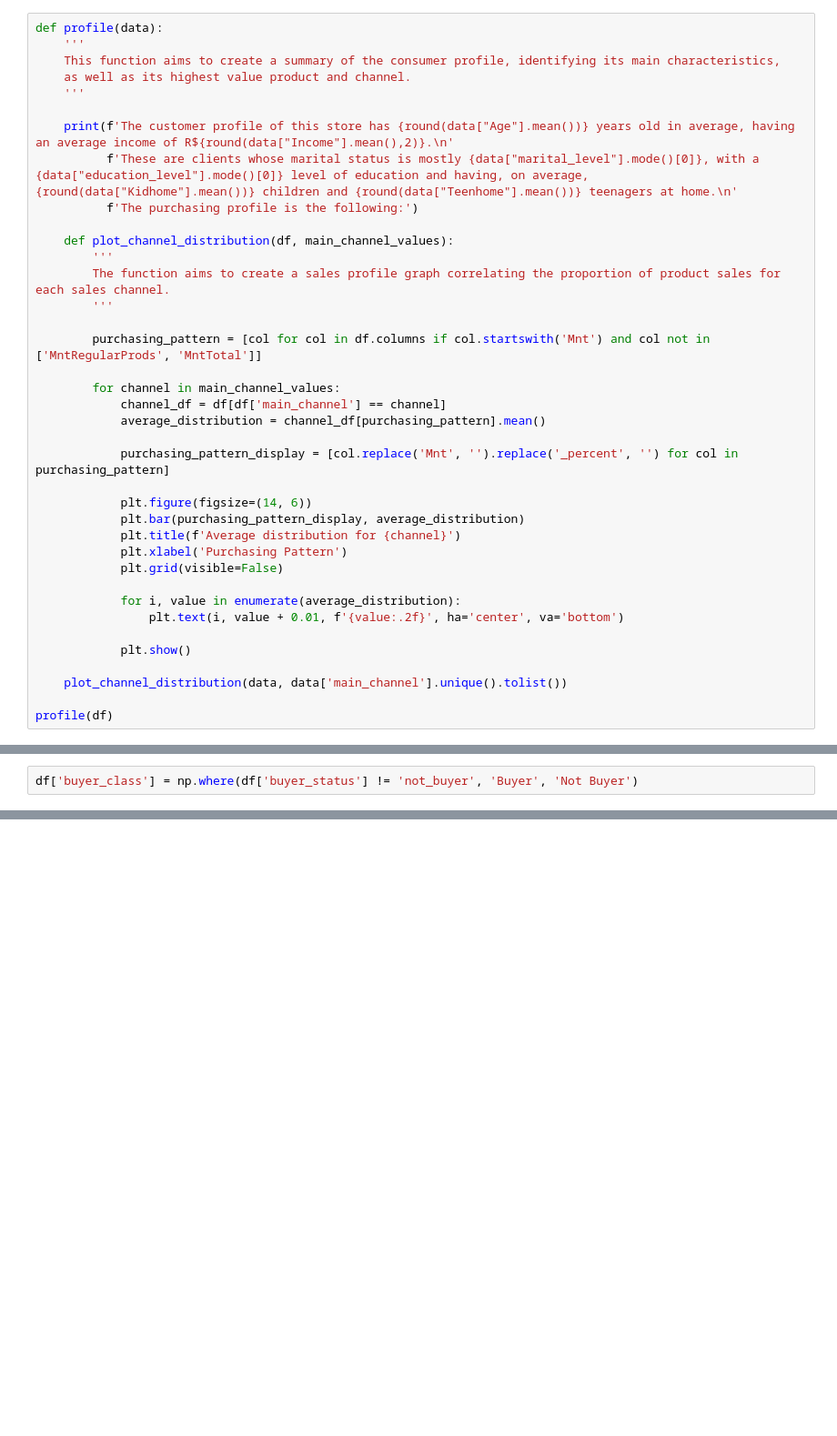
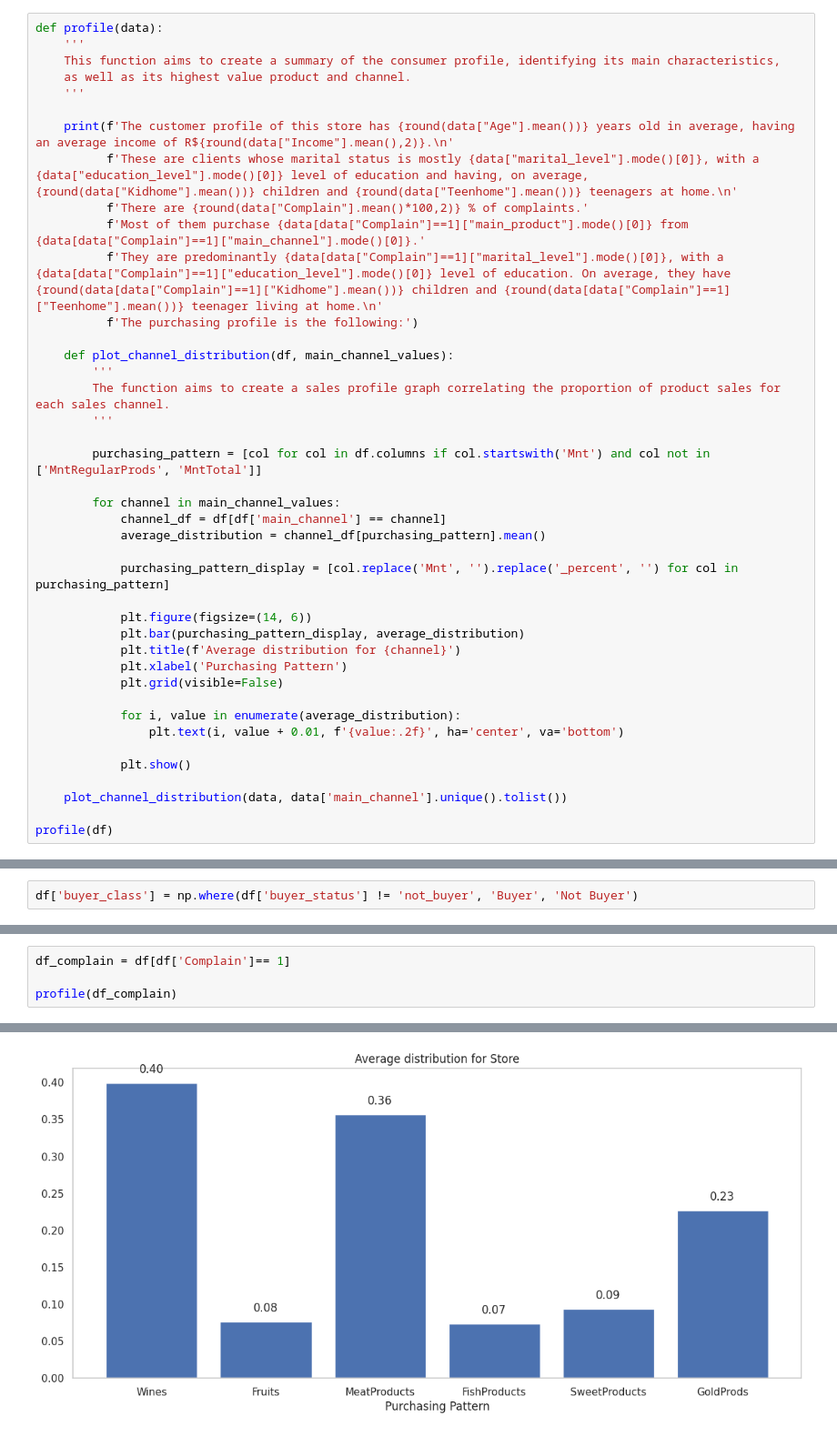
Before and after one commit to petrugeral/Marketing_Analytics, a Jupyter notebook: ifood_marketing_analytics/workspace.ipynb, the cells around one changed output, grey strips where cells are left out. Shown at 91% size. Drawn from its saved outputs; the diff is of its cells as text; blank space fills up the shorter version.

```diff
--- a/ifood_marketing_analytics/workspace.ipynb
+++ b/ifood_marketing_analytics/workspace.ipynb
@@ -520,6 +520,9 @@ def profile(data):
 
     print(f'The customer profile of this store has {round(data["Age"].mean())} years old in average, having an average income of R${round(data["Income"].mean(),2)}.\n'
           f'These are clients whose marital status is mostly {data["marital_level"].mode()[0]}, with a {data["education_level"].mode()[0]} level of education and having, on average, {round(data["Kidhome"].mean())} children and {round(data["Teenhome"].mean())} teenagers at home.\n'
+          f'There are {round(data["Complain"].mean()*100,2)} % of complaints.'
+          f'Most of them purchase {data[data["Complain"]==1]["main_product"].mode()[0]} from {data[data["Complain"]==1]["main_channel"].mode()[0]}.'
+          f'They are predominantly {data[data["Complain"]==1]["marital_level"].mode()[0]}, with a {data[data["Complain"]==1]["education_level"].mode()[0]} level of education. On average, they have {round(data[data["Complain"]==1]["Kidhome"].mean())} children and {round(data[data["Complain"]==1]["Teenhome"].mean())} teenager living at home.\n'
           f'The purchasing profile is the following:')
 
     def plot_channel_distribution(df, main_channel_values):
@@ -706,0 +691,5 @@ Gráfico de barras para visualizar a distribuição de consumidores em diferente
+# %%
+df_complain = df[df['Complain']== 1]
+
+profile(df_complain)
+# %% [output]
@@ -706,0 +699 @@ Gráfico de barras para visualizar a distribuição de consumidores em diferente
+[figure, added]
```
Also changed, not shown: parts of 12 cells of this notebook.
